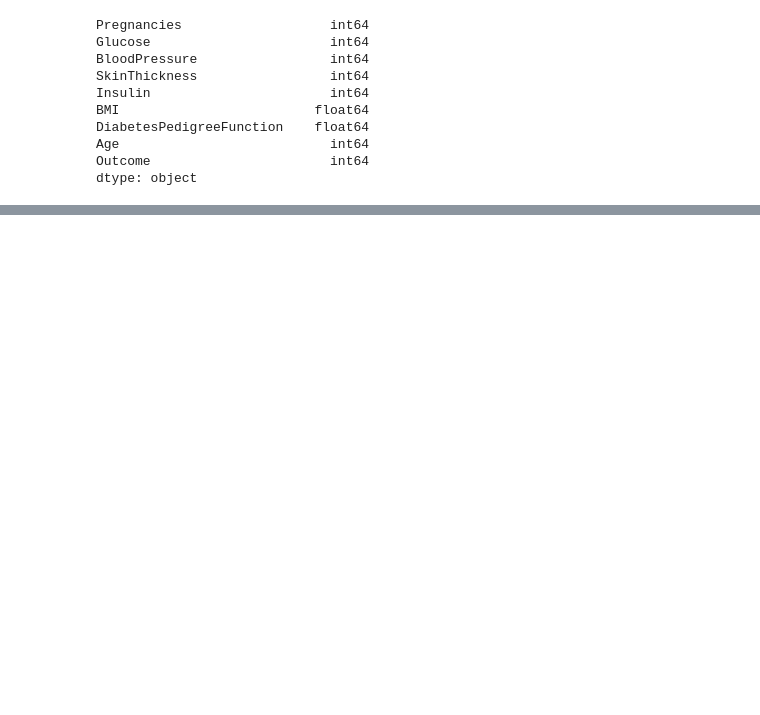
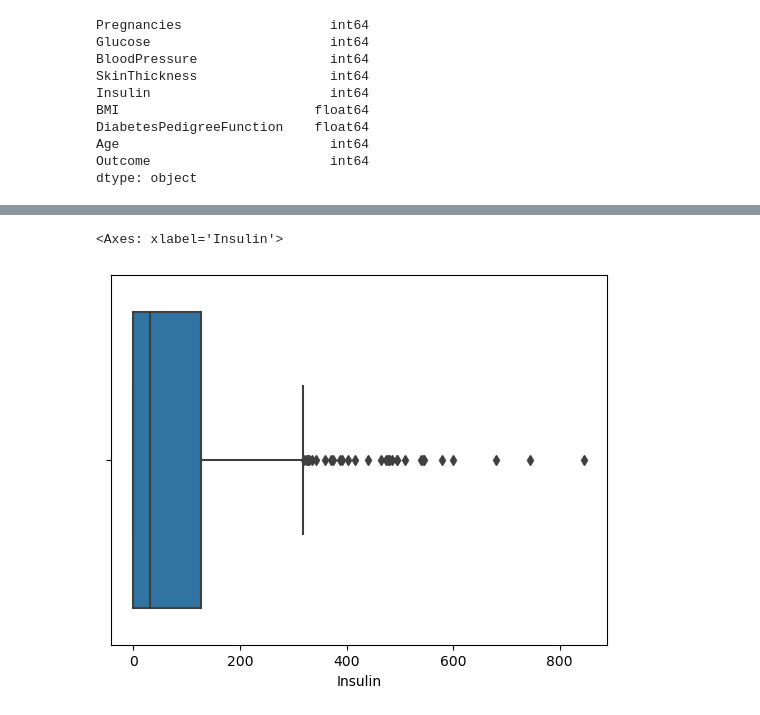
Before and after one commit to shreyapuri11/Minor-Project-Diabetes-prediction-analysis, a Jupyter notebook: diab.ipynb, the cells around one changed output, grey strips where cells are left out. Saved outputs shown, nothing was run; the diff lists cells and outputs as text; code cells hidden in the pictures; blank space fills up the shorter version.

```diff
--- a/diab.ipynb
+++ b/diab.ipynb
@@ -144,0 +209,5 @@ diab.describe(include="all").T
+# %%
+sns.boxplot(x=diab["Insulin"])
+# %% [output]
+<Axes: xlabel='Insulin'>
+[figure, added]
```
Also changed, not shown: parts of 16 cells of this notebook.
